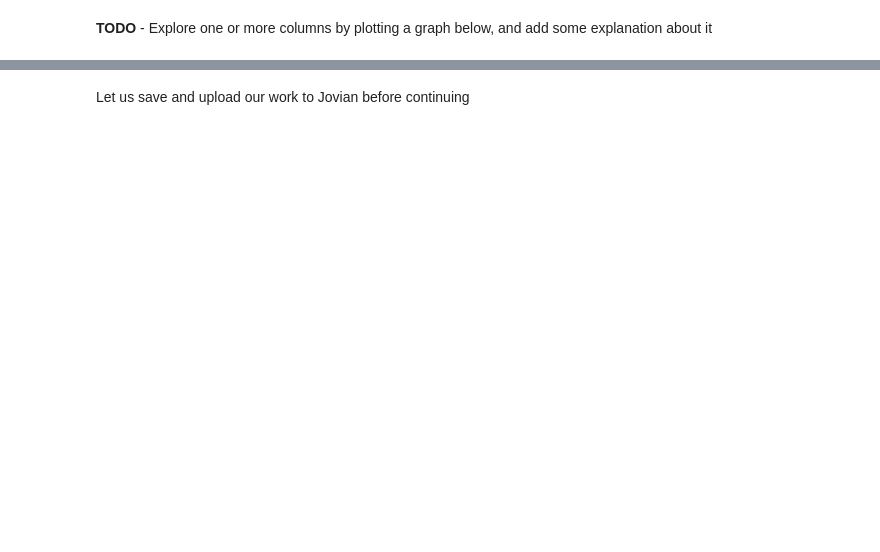
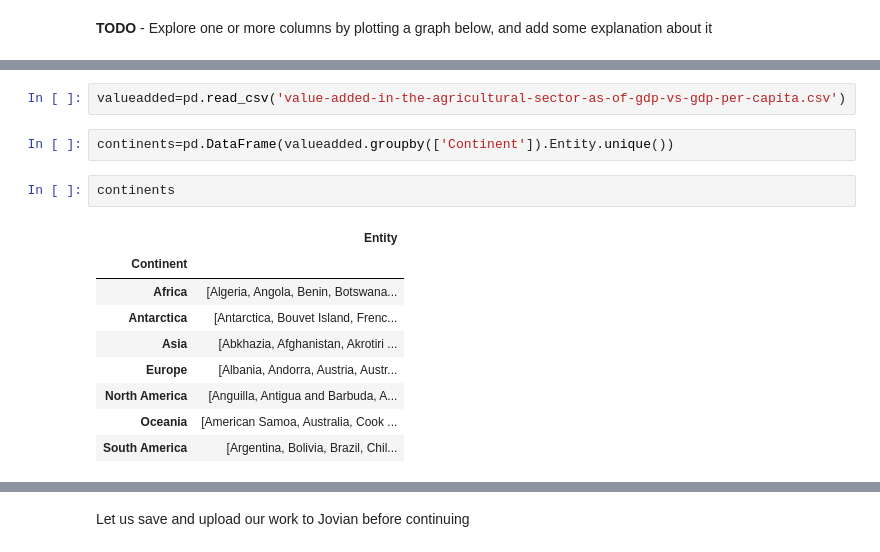
Before and after one commit to Addyzee/Jovian-Data-Analysis-with-Python, a Jupyter notebook: 14- zerotopandas-course-project-starter/zerotopandas-course-project-starter-v-20/labor-in-agriculture.ipynb, the cells around one changed output, grey strips where cells are left out. Drawn from its saved outputs; the diff is of its cells as text; blank space fills up the shorter version.

```diff
--- a/14- zerotopandas-course-project-starter/zerotopandas-course-project-starter-v-20/labor-in-agriculture.ipynb
+++ b/14- zerotopandas-course-project-starter/zerotopandas-course-project-starter-v-20/labor-in-agriculture.ipynb
@@ -463,0 +482,16 @@ def plotyear(year):
+# %%
+valueadded=pd.read_csv('value-added-in-the-agricultural-sector-as-of-gdp-vs-gdp-per-capita.csv')
+# %%
+continents=pd.DataFrame(valueadded.groupby(['Continent']).Entity.unique())
+# %%
+continents
+# %% [output]
+|  | Entity |
+| Continent |  |
+| Africa | [Algeria, Angola, Benin, Botswana... |
+| Antarctica | [Antarctica, Bouvet Island, Frenc... |
+| Asia | [Abkhazia, Afghanistan, Akrotiri ... |
+| Europe | [Albania, Andorra, Austria, Austr... |
+| North America | [Anguilla, Antigua and Barbuda, A... |
+| Oceania | [American Samoa, Australia, Cook ... |
+| South America | [Argentina, Bolivia, Brazil, Chil... |
```
Also changed, not shown: parts of 14 cells of this notebook, 1 other file.
